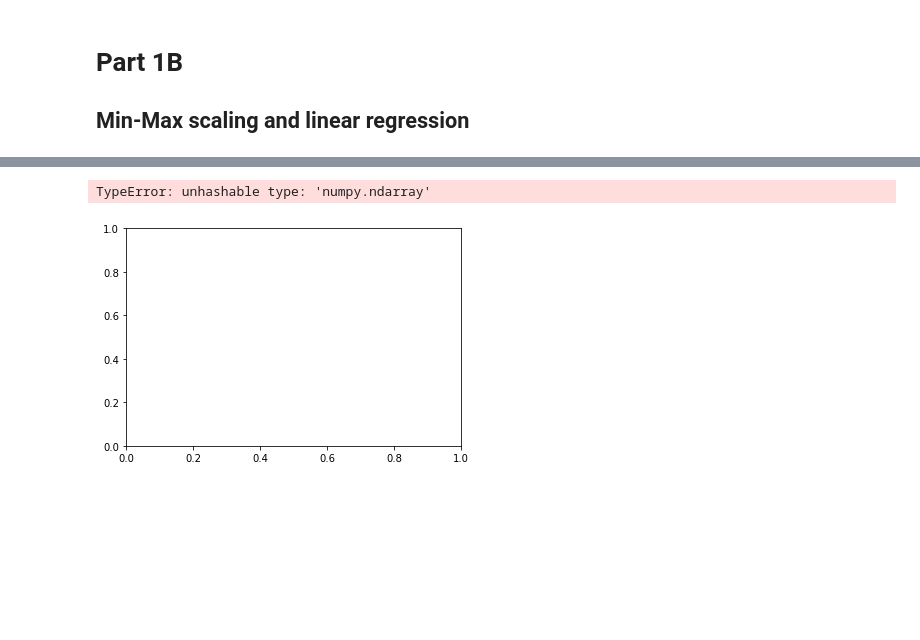
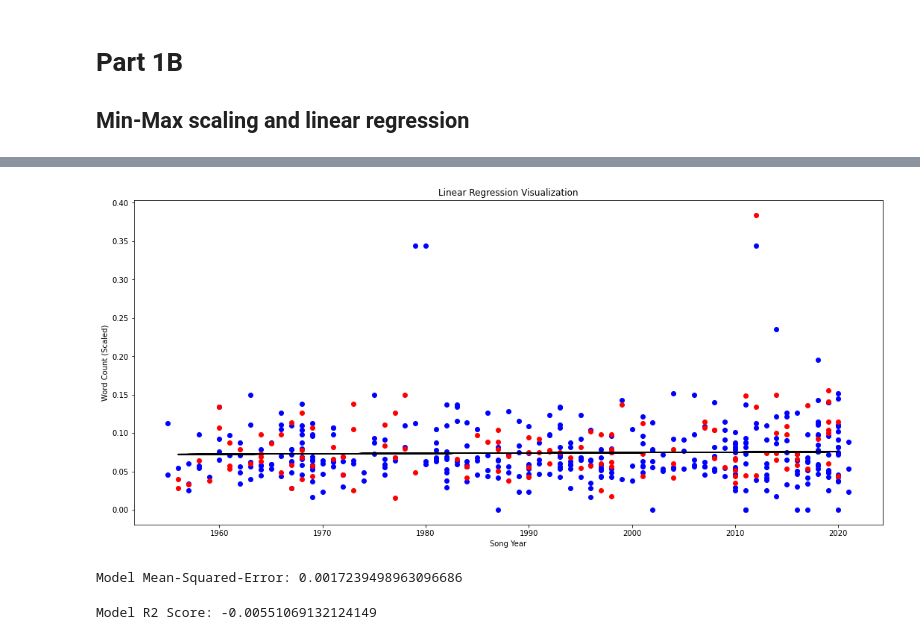
Before and after one commit to amattu2/INST-414, a Jupyter notebook: projects/2/project2.ipynb, the cells around one changed output, grey strips where cells are left out. Saved outputs shown, nothing was run; the diff lists cells and outputs as text; code cells hidden in the pictures; blank space fills up the shorter version.

Commit message:
Finish project 2 (Linear Model of Words/Uniqueness)

```diff
--- a/projects/2/project2.ipynb
+++ b/projects/2/project2.ipynb
@@ -31,13 +35,19 @@ songs = []
 with open('dataset_output.csv') as cvf:
     reader = csv.DictReader(cvf)
     for row in reader:
-        # Tokenize lyrics
+        # Tokenize lyrics, split words up
         tokenized = nltk.word_tokenize(row["lyrics"])
         no_stopwords = [w for w in tokenized if w not in stopwords.words("english")]
         row["lyrics_split"] = [w for w in no_stopwords if w not in string.punctuation]
 
+        # Take tokenized words, strip non-unique instances
+        freqdist = nltk.FreqDist(row["lyrics_split"])
+        row["lyrics_split_unique"] = [word for word, freq in freqdist.items() if not word.isdigit()]
+
         # Count number of words in lyrics
+        row["lyrics_count_unique"] = len(row["lyrics_split_unique"])
         row["lyrics_count"] = len(row["lyrics_split"])
+        row["lyrics_count_ratio"] = row["lyrics_count_unique"] / row["lyrics_count"]
 
         # Add song to lyrics list
         songs.append(row)
@@ -65,6 +75,9 @@ print(json.dumps(songs[3], indent=4, sort_keys=True))
 # %%
 # Turn the songs variable into a Pandas DF
 df = pd.DataFrame(songs)
+# %%
+# Force year column to integer
+df["year"] = pd.to_numeric(df["year"])
 # %%
 # View head/tail of dataframe
 df
@@ -123,7 +147,7 @@ temp3 = pd.DataFrame(temp2)
 temp3.columns = ["lyrics_count_scaled"]
 
 # Join temp dataframe to song dataframe
-df = df.join(temp3)
+df = df.join(temp3, on = 'lyrics_count', how = 'left')
 # %%
 # View new dataframe
 df
@@ -144,7 +168,9 @@ df
 # %%
 # Linear regression values
 x = df["year"].values.reshape(-1, 1)
+x = np.nan_to_num(x) # Replace NaN with 0
 y = df["lyrics_count_scaled"].values.reshape(-1, 1)
+y = np.nan_to_num(y) # Replace NaN with 0
 # %%
 # Basic linear model
 model = linear_model.LinearRegression()
@@ -159,9 +185,27 @@ model.fit(xtrain, ytrain)
 ypred_test = model.predict(xtest)
 # %%
 # Show plot
+plt.figure(figsize = (18, 8))
 plt.scatter(xtrain, ytrain, c = "blue") # Training data
 plt.scatter(xtest, ytest, c = "red") # Testing data
-plt.plot(xtest, ypred_test);
+plt.plot(xtest, ypred_test, c = "black")
+
+# Add labels
+plt.title("Linear Regression Visualization")
+plt.xlabel("Song Year")
+plt.ylabel("Word Count (Scaled)")
+
+# Hide output
+None
 # %% [output]
-TypeError: unhashable type: 'numpy.ndarray'
-[figure, old version]
+[figure, new version]
+# %%
+mean_squared_error = metrics.mean_squared_error(ytest, ypred_test)
+print("Model Mean-Squared-Error: " + str(mean_squared_error))
+# %% [output]
+Model Mean-Squared-Error: 0.0017239498963096686
+# %%
+r2 = metrics.r2_score(ytest, ypred_test)
+print("Model R2 Score: " + str(r2))
+# %% [output]
+Model R2 Score: -0.00551069132124149
```
Also changed, not shown: parts of 30 cells of this notebook, 3 other files.
